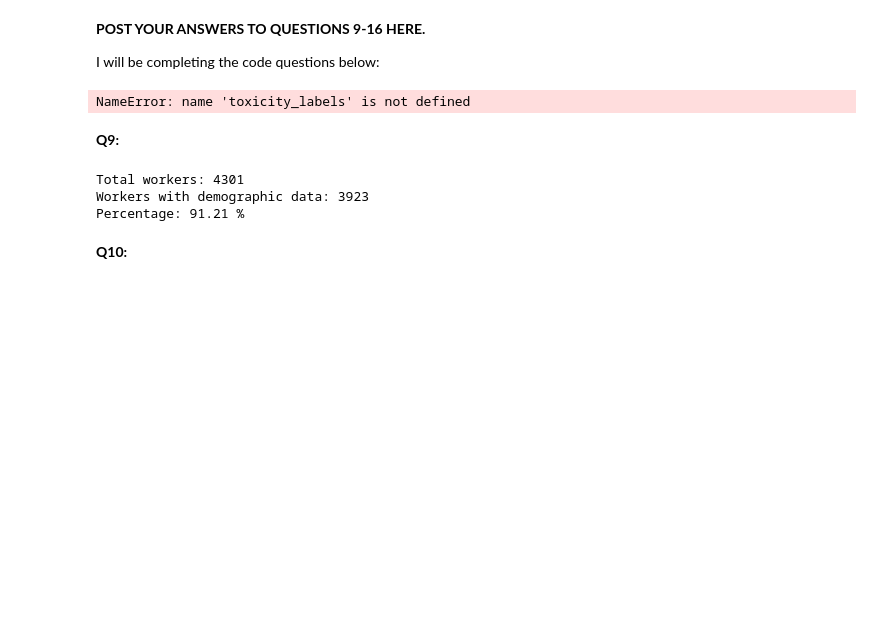
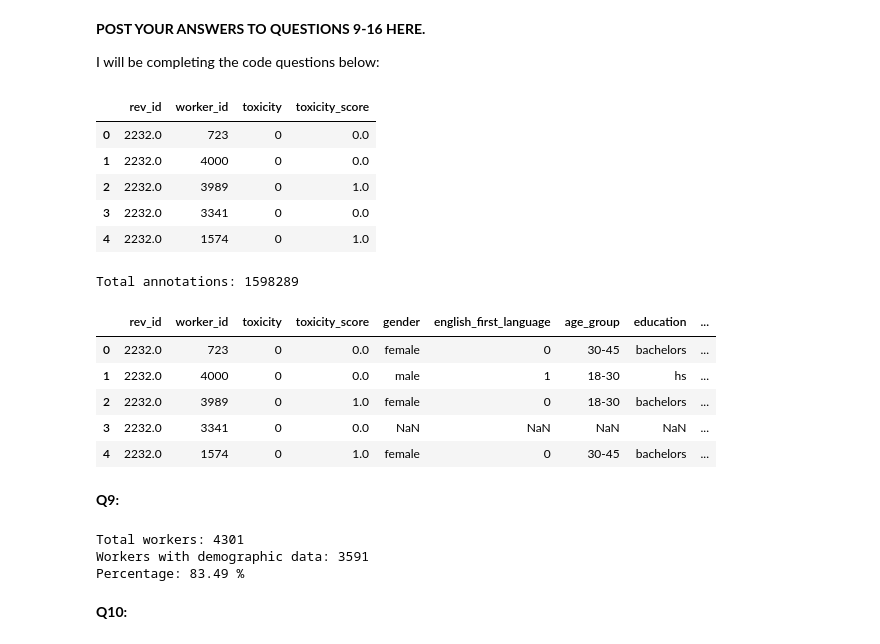
Before and after one commit to samantha0scalia/hcde-410, a Jupyter notebook: A2/hcde410-a2.ipynb, the cells around one changed output. Drawn from its saved outputs; the diff is of its cells as text; code cells hidden in the pictures; blank space fills up the shorter version.

```diff
--- a/A2/hcde410-a2.ipynb
+++ b/A2/hcde410-a2.ipynb
@@ -882,20 +882,37 @@ Before you answer the questions below, read through at least 20 comments from ``
 
 I will be completing the code questions below:
 # %%
+toxicity_labels = pd.read_csv("toxicity_annotations.tsv", sep="\t")
+
+display(toxicity_labels.head())
+
+print("Total annotations:", len(toxicity_labels))
 toxicity_workers = pd.DataFrame(toxicity_annotators)
 
 toxicity_labels["worker_id"] = toxicity_labels["worker_id"].astype(int)
 toxicity_workers["worker_id"] = toxicity_workers["worker_id"].astype(int)
 
 toxicity_data = toxicity_labels.merge(
     toxicity_workers,
     on="worker_id",
     how="left"
 )
 
 display(toxicity_data.head())
 # %% [output]
+|  | rev_id | worker_id | toxicity | toxicity_score |
+| 0 | 2232.0 | 723 | 0 | 0.0 |
+| 1 | 2232.0 | 4000 | 0 | 0.0 |
+| 2 | 2232.0 | 3989 | 0 | 1.0 |
+| 3 | 2232.0 | 3341 | 0 | 0.0 |
+| 4 | 2232.0 | 1574 | 0 | 1.0 |
-NameError: name 'toxicity_labels' is not defined
+Total annotations: 1598289
+|  | rev_id | worker_id | toxicity | toxicity_score | gender | english_first_language | age_group | education | ... |
+| 0 | 2232.0 | 723 | 0 | 0.0 | female | 0 | 30-45 | bachelors | ... |
+| 1 | 2232.0 | 4000 | 0 | 0.0 | male | 1 | 18-30 | hs | ... |
+| 2 | 2232.0 | 3989 | 0 | 1.0 | female | 0 | 18-30 | bachelors | ... |
+| 3 | 2232.0 | 3341 | 0 | 0.0 | NaN | NaN | NaN | NaN | ... |
+| 4 | 2232.0 | 1574 | 0 | 1.0 | female | 0 | 30-45 | bachelors | ... |
 # %% [markdown]
 **Q9:**
 # %%
@@ -913,7 +930,7 @@ print("Workers with demographic data:", workers_with_data)
 print("Percentage:", round(percentage, 2), "%")
 # %% [output]
 Total workers: 4301
-Workers with demographic data: 3923
-Percentage: 91.21 %
+Workers with demographic data: 3591
+Percentage: 83.49 %
 # %% [markdown]
 **Q10:**
```
Also changed, not shown: parts of 9 cells of this notebook, 3 other files.
